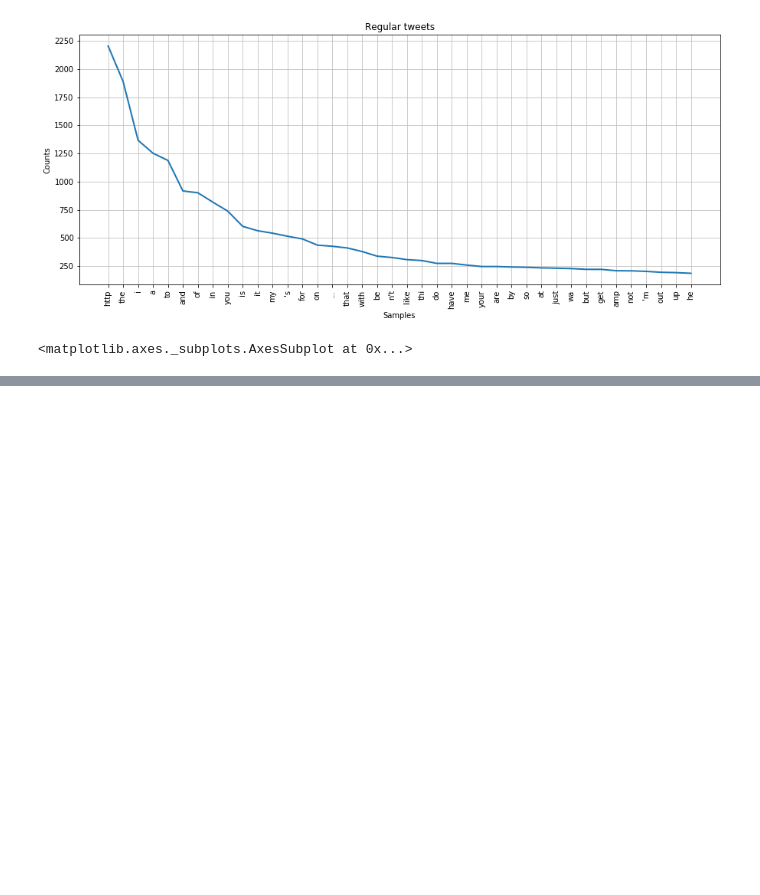
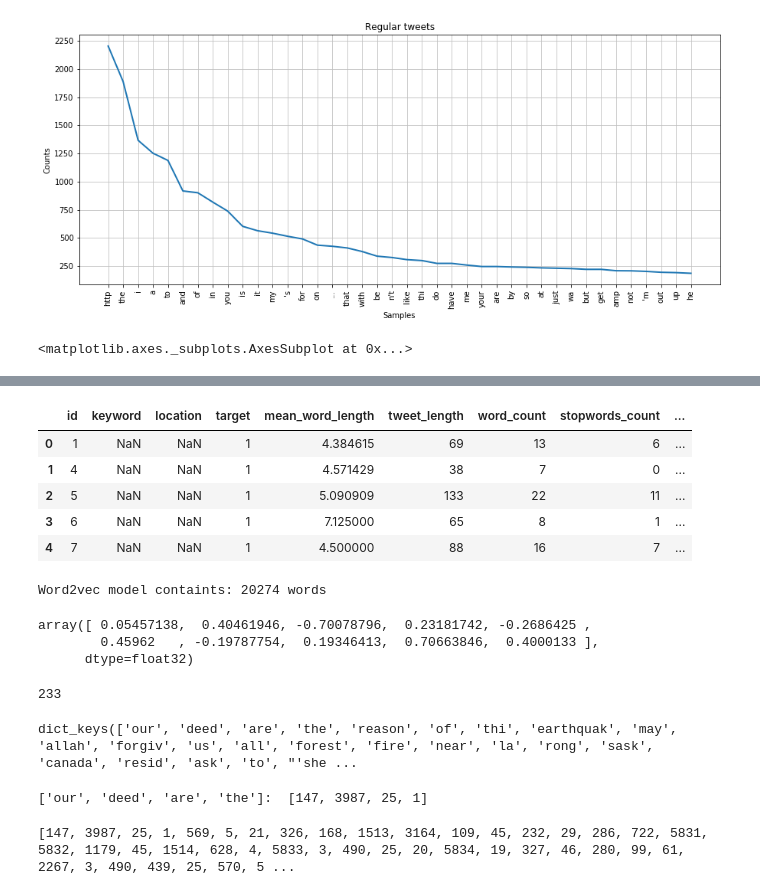
Before and after one commit to Velociraptorvelraptor/disaster-tweets, a Jupyter notebook: disaster_tweets.ipynb, the cells around one changed output, grey strips where cells are left out. Drawn from its saved outputs; the diff is of its cells as text; code cells hidden in the pictures; blank space fills up the shorter version.

Commit message:
Word2vec first steps

```diff
--- a/disaster_tweets.ipynb
+++ b/disaster_tweets.ipynb
@@ -138,0 +132,10 @@ plt.tight_layout(pad = 0)
+# %%
+#!pip install gensim
+data.head(5)
+# %% [output]
+|  | id | keyword | location | target | mean_word_length | tweet_length | word_count | stopwords_count | ... |
+| 0 | 1 | NaN | NaN | 1 | 4.384615 | 69 | 13 | 6 | ... |
+| 1 | 4 | NaN | NaN | 1 | 4.571429 | 38 | 7 | 0 | ... |
+| 2 | 5 | NaN | NaN | 1 | 5.090909 | 133 | 22 | 11 | ... |
+| 3 | 6 | NaN | NaN | 1 | 7.125000 | 65 | 8 | 1 | ... |
+| 4 | 7 | NaN | NaN | 1 | 4.500000 | 88 | 16 | 7 | ... |
@@ -138,0 +146,41 @@ plt.tight_layout(pad = 0)
+# %%
+print(f'Word2vec model containts: {len(model.wv.vocab)} words')
+
+model.similarity('king', 'shelter')
+model.wv["king"]
+# %% [output]
+Word2vec model containts: 20274 words
+array([ 0.05457138,  0.40461946, -0.70078796,  0.23181742, -0.2686425 ,
+        0.45962   , -0.19787754,  0.19346413,  0.70663846,  0.4000133 ],
+      dtype=float32)
+# %%
+word = "photo"
+model.wv.vocab[word].index
+# %% [output]
+233
+# %%
+data["Embedded"] = data["stemmed_tokens"].apply(lambda x: model.wv[x])
+print(model.wv.vocab.keys())
+# %% [output]
+dict_keys(['our', 'deed', 'are', 'the', 'reason', 'of', 'thi', 'earthquak', 'may', 'allah', 'forgiv', 'us', 'all', 'forest', 'fire', 'near', 'la', 'rong', 'sask', 'canada', 'resid', 'ask', 'to', "'she ...
+# %%
+def convert_data_to_index(string_data, wv):
+    index_data = []
+    for word in string_data:
+        if word in wv.vocab:
+            index_data.append(wv.vocab[word].index)
+    return index_data
+
+tweets = disaster_tweets + regular_tweets
+tweets_index_data = convert_data_to_index(tweets, model.wv)
+print(f"{tweets[:4]}:\t{tweets_index_data[:4]}")
+# %% [output]
+['our', 'deed', 'are', 'the']:  [147, 3987, 25, 1]
+# %%
+embedding_matrix = np.zeros((len(model.wv.vocab), vector_dim))
+for i in range(len(model.wv.vocab)):
+    embedding_vector = model.wv[model.wv.index2word[i]]
+    if embedding_vector is not None:
+        embedding_matrix[i] = embedding_vector
+# %% [output]
+[147, 3987, 25, 1, 569, 5, 21, 326, 168, 1513, 3164, 109, 45, 232, 29, 286, 722, 5831, 5832, 1179, 45, 1514, 628, 4, 5833, 3, 490, 25, 20, 5834, 19, 327, 46, 280, 99, 61, 2267, 3, 490, 439, 25, 570, 5 ...
```
Also changed, not shown: parts of 8 cells of this notebook.
